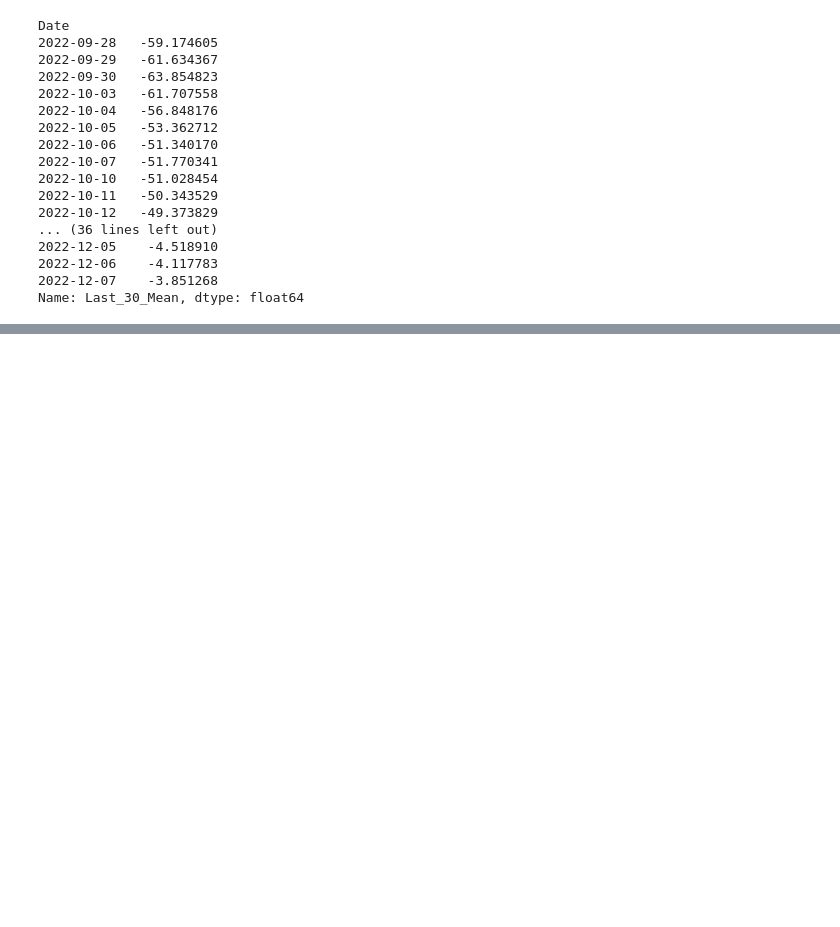
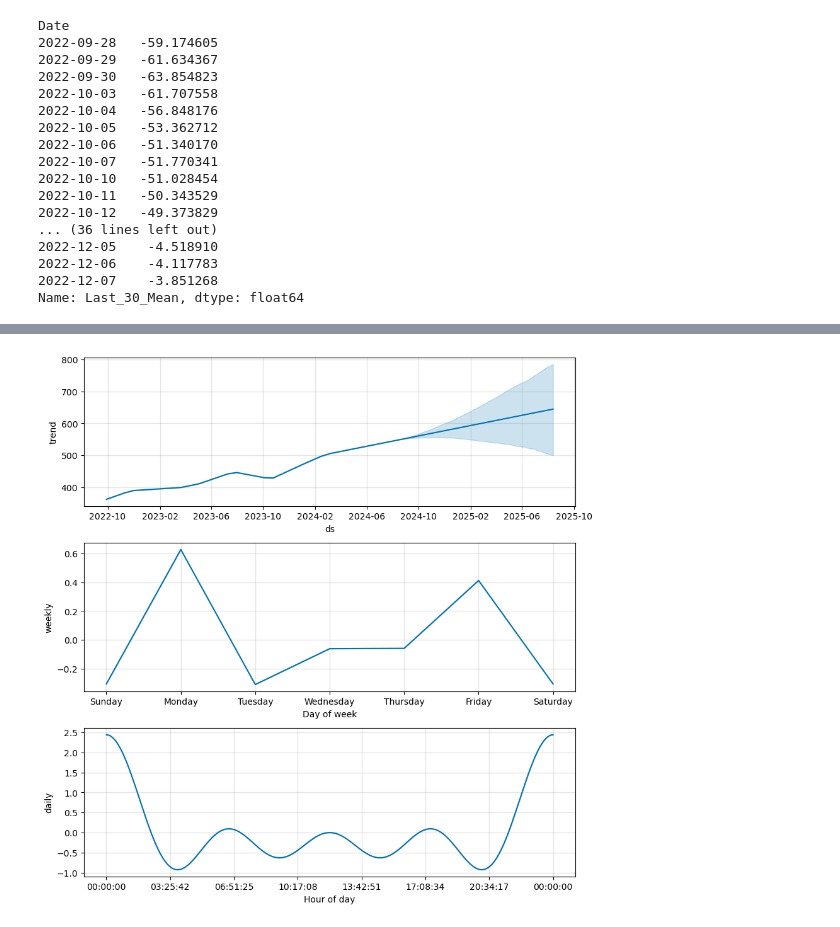
Before and after one commit to lburtle/TRON_HACKATHON, a Jupyter notebook: STOCKS_ML.ipynb, the cells around one changed output, grey strips where cells are left out. Saved outputs shown, nothing was run; the diff lists cells and outputs as text; code cells hidden in the pictures; blank space fills up the shorter version.

```diff
--- a/STOCKS_ML.ipynb
+++ b/STOCKS_ML.ipynb
@@ -477,0 +707,4 @@ Name: Last_30_Mean, dtype: float64
+# %%
+fig2 = m.plot_components(forecast)
+# %% [output]
+[figure, added]
```
Also changed, not shown: parts of 30 cells of this notebook, 3 other files.
